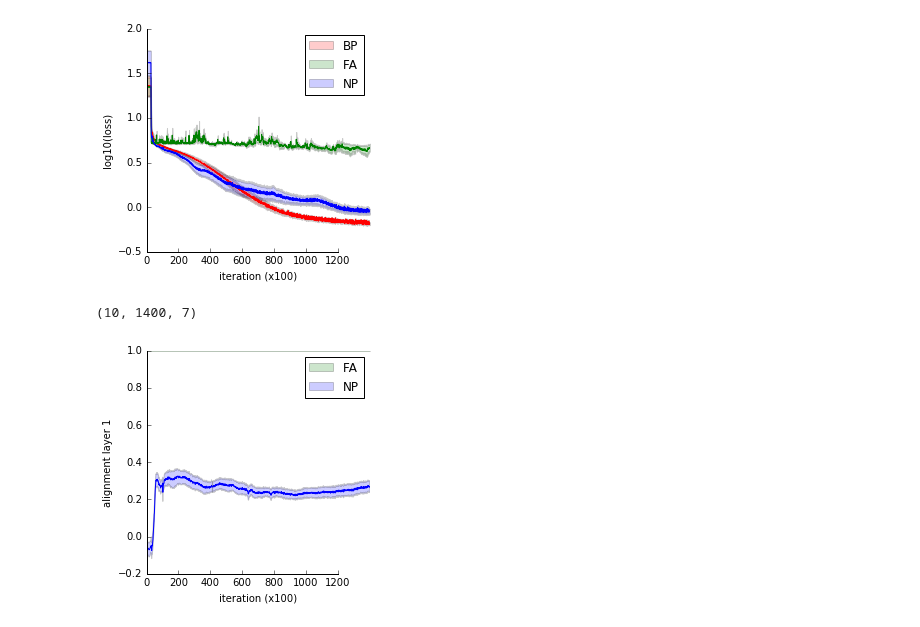
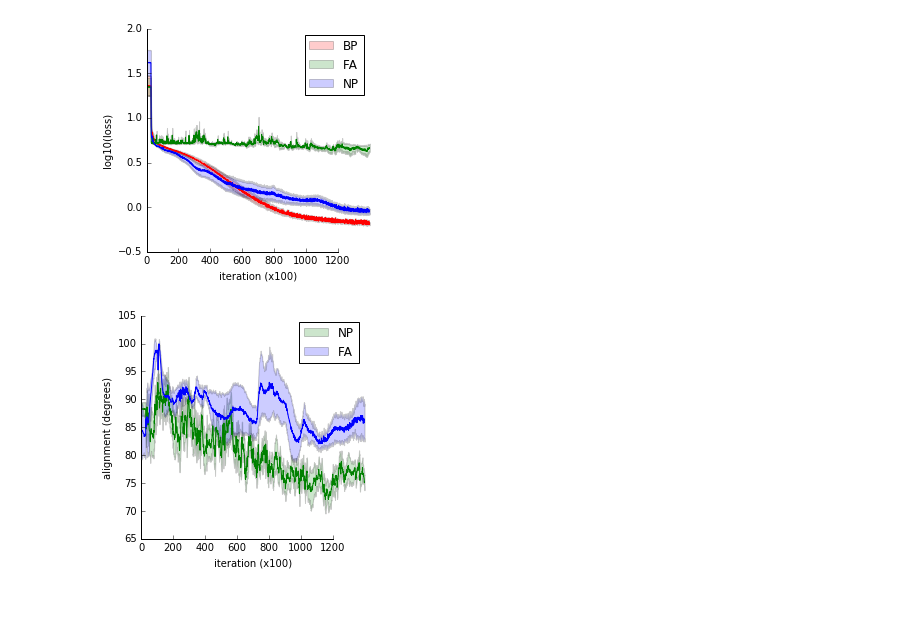
Before and after one commit to benlansdell/synthfeedback, a Jupyter notebook: notebooks/cosyne_plots.ipynb, the cells around one changed output. Cells and saved outputs as stored; diff of their text form; code cells hidden in the pictures.

Commit message:
Add cosyne plots, data, and code

```diff
--- a/notebooks/cosyne_plots.ipynb
+++ b/notebooks/cosyne_plots.ipynb
@@ -52,18 +58,16 @@ plt.savefig('./figures/cosyne_plots_fig1ci.eps')
-# %%
-alignments['feedbackalignment'].shape
-# %% [output]
-(10, 1400, 7)
 # %%
 fig = plt.figure(figsize = (4,4))
 
-layer = 0
+layer = 1
 
-sns.tsplot(alignments['feedbackalignment'][:,:,layer], color = 'green')
-sns.tsplot(alignments['nodepert'][:,:,layer])
-plt.legend(['FA', 'NP'])
+to_deg = lambda x: 180/np.pi*np.arccos(x)
+
+sns.tsplot(to_deg(alignments['feedbackalignment'][:,:,layer]), color = 'green')
+sns.tsplot(to_deg(alignments['nodepert'][:,:,layer]))
+plt.legend(['NP', 'FA'])
 plt.xlabel('iteration (x100)')
-plt.ylabel('alignment layer 1')
+plt.ylabel('alignment (degrees)')
 sns.despine(trim = True)
-#plt.savefig('./figures/cosyne_plots_fig1ci.eps')
+plt.savefig('./figures/cosyne_plots_fig1cii.pdf')
 # %% [output]
-[figure, old version]
+[figure, new version]
```
Also changed, not shown: parts of 13 cells of this notebook, 17 other files.
